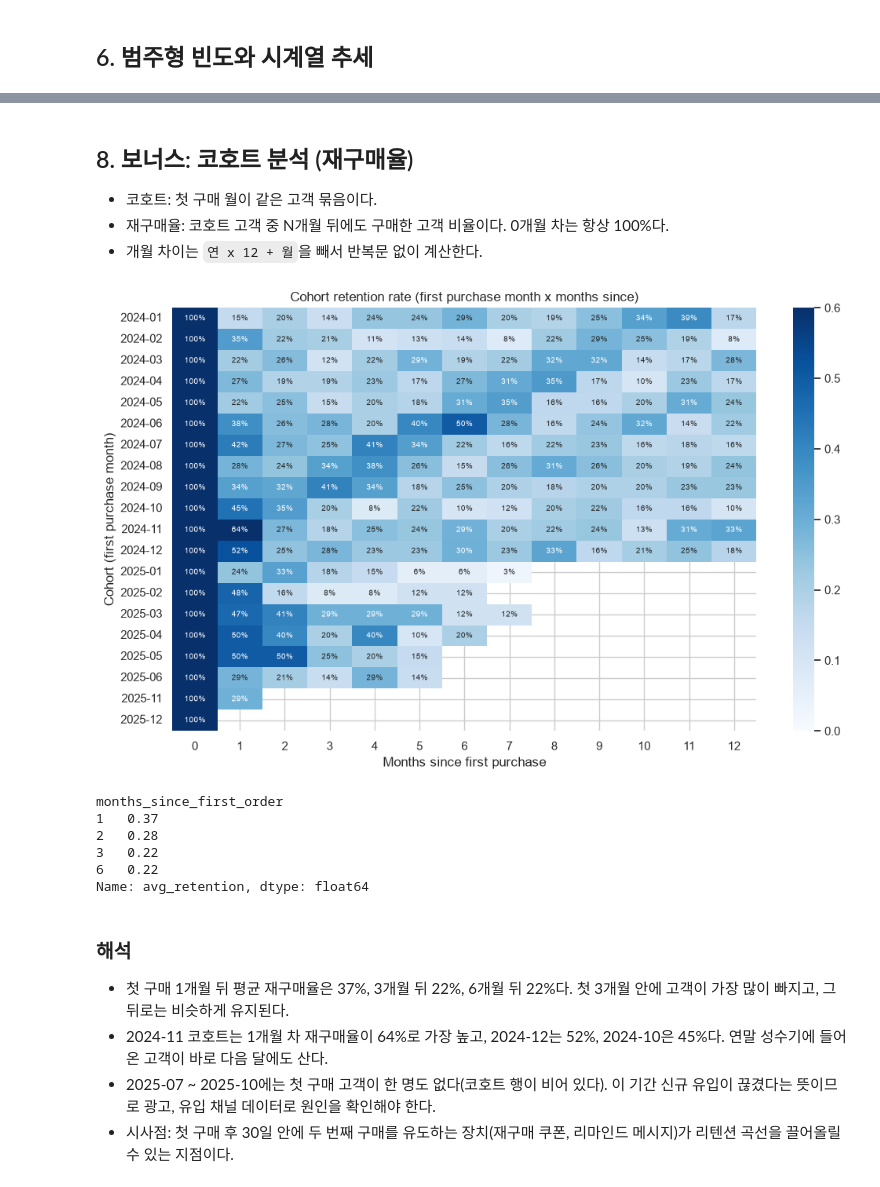
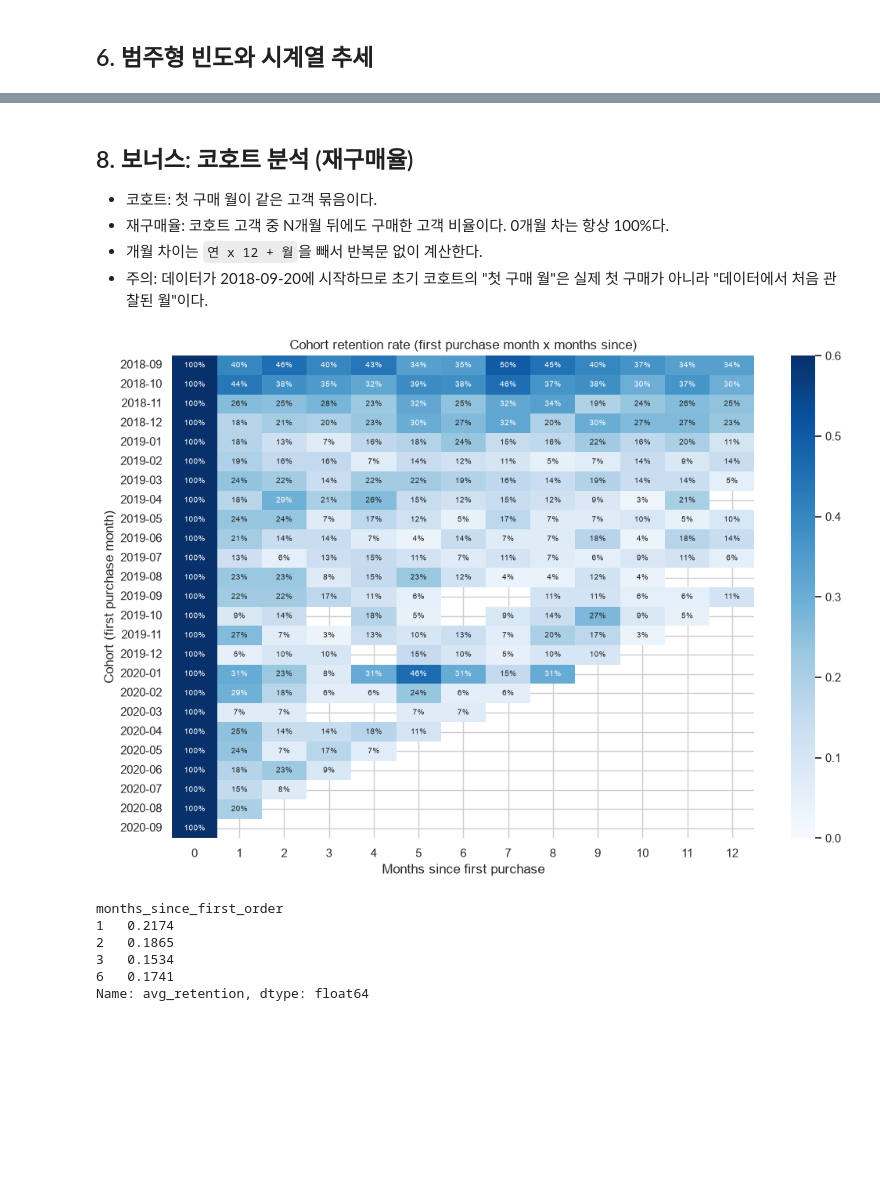
Before and after one commit to 0802222/Codyssey-A1-1-RFM, a Jupyter notebook: notebooks/analysis_report.ipynb, the cells around one changed output, grey strips where cells are left out. Drawn from its saved outputs; the diff is of its cells as text; code cells hidden in the pictures; blank space fills up the shorter version.

```diff
--- a/notebooks/analysis_report.ipynb
+++ b/notebooks/analysis_report.ipynb
@@ -322,19 +395,0 @@ print(f"반복문 {loop_time * 1000:.2f}ms, 벡터 연산 {vec_time * 1000:.2f}m
-# %%
-# 다운샘플링: arr[:, ::2, ::2] 로 16x16 -> 8x8
-# 2칸마다 1칸씩 뽑아 이미지를 줄인다
-small = analyzer.parse_images("image_pixels", image_shape=(16, 16, 3), downsample_step=2)
-
-# 줄어든 모양을 출력한다
-print("다운샘플링 후:", small.shape)
-
-# 이미지 평균, 표준편차 컬럼을 추가한다
-analyzer.add_image_features("image_pixels", image_shape=(16, 16, 3))
-
-# 보너스 1: 밝기 비율, 엣지 컬럼을 추가한다
-analyzer.add_image_advanced_features("image_pixels", image_shape=(16, 16, 3), n_brightness_bins=4)
-
-# 컬럼이 늘어난 표를 가져온다
-df = analyzer.df
-
-# 카테고리별 평균을 어두운 순으로 보여준다
-df.groupby("category")[["image_brightness_mean", "image_brightness_std", "image_edge_strength", "image_brightness_bin_0_ratio", "image_brightness_bin_3_ratio"]].mean().sort_values("image_brightness_mean")
@@ -814,10 +968,15 @@ pd.DataFrame({"revenue": monthly, "orders": monthly_orders}).sort_values("revenu
 # %%
+# 같은 고객이 같은 날 산 행을 하나의 주문으로 묶는 키를 만든다
+analyzer.add_order_key()
+
 # 고객별 R, F, M 값과 점수를 계산한다
-rfm = analyzer.calculate_rfm("customer_id", "order_date", "amount", order_col="order_id")
+rfm = analyzer.calculate_rfm(
+    "customer_id", "order_date", "amount", order_col="order_key"
+)
 
 # Recency 기준일 = 마지막 거래일
-print("기준일:", df["order_date"].max().date())
+print("기준일:", analyzer.df["order_date"].max().date())
 
-# 앞 5명을 보여준다
-rfm.head()
+# 고객 번호를 빼고 앞 5명을 보여준다
+rfm.reset_index(drop=True).head()
 # %% [output]
@@ -977,45 +1150,49 @@ pd.crosstab(seg_orders["segment"], seg_orders["category"], values=seg_orders["am
 - 코호트: 첫 구매 월이 같은 고객 묶음이다.
 - 재구매율: 코호트 고객 중 N개월 뒤에도 구매한 고객 비율이다. 0개월 차는 항상 100%다.
 - 개월 차이는 `연 x 12 + 월`을 빼서 반복문 없이 계산한다.
+- 주의: 데이터가 2018-09-20에 시작하므로 초기 코호트의 "첫 구매 월"은 실제 첫 구매가 아니라 "데이터에서 처음 관찰된 월"이다.
 # %%
 # 코호트별 재구매율 표를 만든다
 retention = analyzer.cohort_retention("customer_id", "order_date")
 
 # 차트 4-3: 히트맵 - 코호트 재구매율 (처음 12개월)
 # 그림판 한 칸
-fig, ax = plt.subplots(figsize=(12, 7))
+fig, ax = plt.subplots(figsize=(12, 8))
 
 # 처음 13개 열(0~12개월)을 퍼센트로 적고 진하기로 표현한다
-sns.heatmap(retention.iloc[:, :13], annot=True, fmt=".0%", cmap="Blues", vmin=0, vmax=0.6, ax=ax, annot_kws={"size": 7})
+sns.heatmap(
+    retention.iloc[:, :13],
+    annot=True,
+    fmt=".0%",
+    cmap="Blues",
+    vmin=0,
+    vmax=0.6,
+    ax=ax,
+    annot_kws={"size": 7},
+)
 
 # 제목
 ax.set_title("Cohort retention rate (first purchase month x months since)")
 
 # 가로축 이름
 ax.set_xlabel("Months since first purchase")
 
 # 세로축 이름
 ax.set_ylabel("Cohort (first purchase month)")
 
 # 이미지 파일로 저장한다
 save(fig, "heatmap_cohort.png")
 
 # 화면에 보여준다
 plt.show()
 
 # 1, 2, 3, 6개월 뒤 평균 재구매율
 retention[[1, 2, 3, 6]].mean().rename("avg_retention")
 # %% [output]
-[figure, old version]
+[figure, new version]
 months_since_first_order
-1   0.37
-2   0.28
-3   0.22
-6   0.22
+1   0.2174
+2   0.1865
+3   0.1534
+6   0.1741
 Name: avg_retention, dtype: float64
-# %% [markdown]
-### 해석
-- 첫 구매 1개월 뒤 평균 재구매율은 37%, 3개월 뒤 22%, 6개월 뒤 22%다. 첫 3개월 안에 고객이 가장 많이 빠지고, 그 뒤로는 비슷하게 유지된다.
-- 2024-11 코호트는 1개월 차 재구매율이 64%로 가장 높고, 2024-12는 52%, 2024-10은 45%다. 연말 성수기에 들어온 고객이 바로 다음 달에도 산다.
-- 2025-07 ~ 2025-10에는 첫 구매 고객이 한 명도 없다(코호트 행이 비어 있다). 이 기간 신규 유입이 끊겼다는 뜻이므로 광고, 유입 채널 데이터로 원인을 확인해야 한다.
-- 시사점: 첫 구매 후 30일 안에 두 번째 구매를 유도하는 장치(재구매 쿠폰, 리마인드 메시지)가 리텐션 곡선을 끌어올릴 수 있는 지점이다.
```
Also changed, not shown: parts of 100 cells of this notebook, 31 other files.
